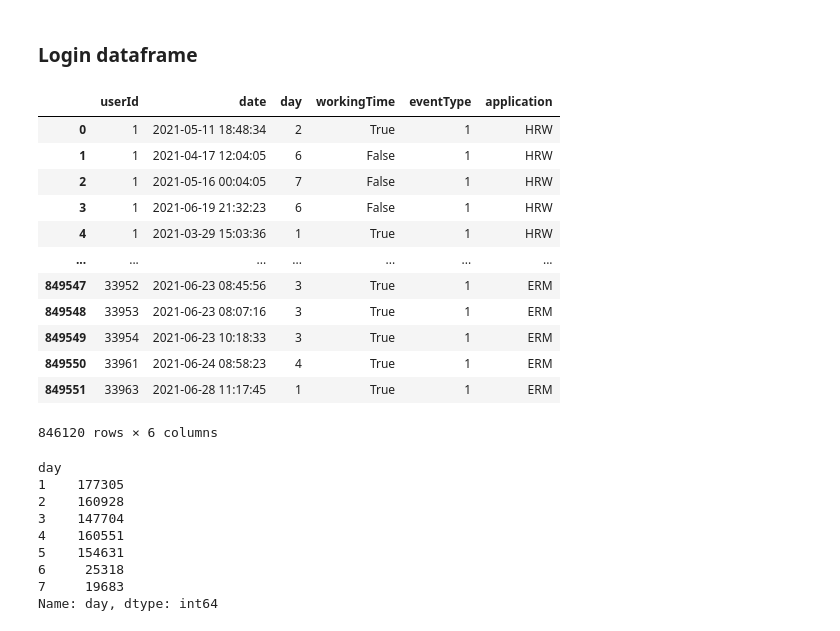
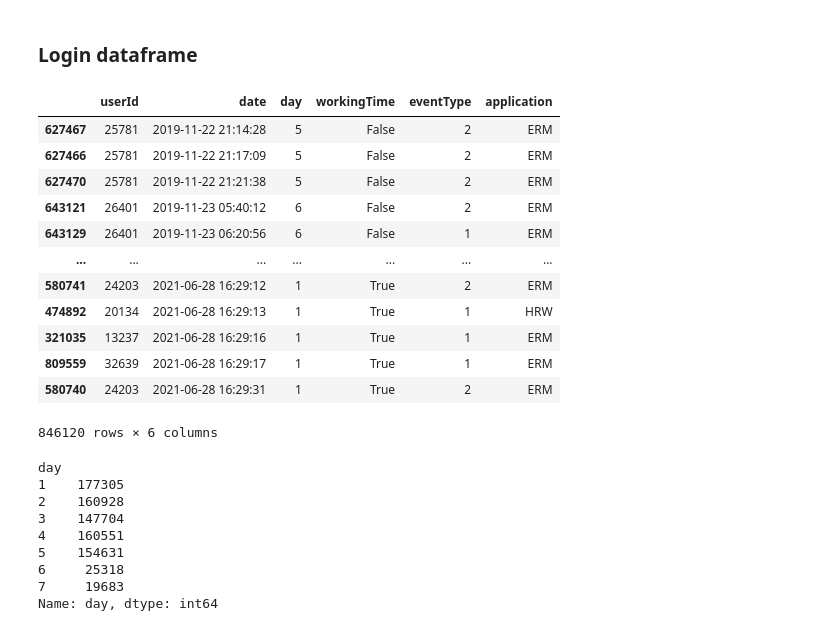
Before and after one commit to carloleo/AI-for-cybersecurity, a Jupyter notebook: AI project.ipynb, the cells around one changed output. Drawn from its saved outputs; the diff is of its cells as text; code cells hidden in the pictures.

```diff
--- a/AI project.ipynb
+++ b/AI project.ipynb
@@ -69,8 +69,8 @@ df_.head(10)
 # %%
 #DATA CLEANING
 
-#print(type(df_['eventType'][0])
-print(df_['eventType'].dtypes)
+df_['date'] = pd.to_datetime(df_['date'], format="%Y-%m-%d %H:%M:%S.%f")
+df_.sort_values(by="date",ascending=True,inplace=True)
 
 #check data consistency delete rows containing non-valid event code
 df_ = df_[(df_.eventType >= 1) & (df_.eventType <= 3)]
@@ -81,4 +81,5 @@ if(duplicates > 0):
     print(f'Duplicates number {duplicates} on {len(df_.index)}')
     df_.drop_duplicates(inplace = True)
     print(f'New size:{len(df_.index)}')
+df_
 # %% [output]
@@ -165,27 +153,27 @@ toDay = lambda x: x.isoweekday()
 # %%
 #setting up the 1st datase
 df_logins = pd.DataFrame(columns=['userId', 'date', 'day', 'workingTime', 'eventType', 'application'])
 df_logins['userId'] = df_['userId']
-df_logins['date'] = pd.to_datetime(df_['date'], format="%Y-%m-%d %H:%M:%S.%f")
+df_logins['date'] = df_["date"]
 df_logins['day'] = df_logins['date'].apply(toDay)
 df_logins['workingTime'] = df_logins['date'].apply(isWorkingTime)
 df_logins['eventType'] = df_['eventType']
 df_logins['application'] = df_['application']
 
 df_logins
 # %% [output]
 |  | userId | date | day | workingTime | eventType | application |
-| 0 | 1 | 2021-05-11 18:48:34 | 2 | True | 1 | HRW |
-| 1 | 1 | 2021-04-17 12:04:05 | 6 | False | 1 | HRW |
-| 2 | 1 | 2021-05-16 00:04:05 | 7 | False | 1 | HRW |
-| 3 | 1 | 2021-06-19 21:32:23 | 6 | False | 1 | HRW |
-| 4 | 1 | 2021-03-29 15:03:36 | 1 | True | 1 | HRW |
+| 627467 | 25781 | 2019-11-22 21:14:28 | 5 | False | 2 | ERM |
+| 627466 | 25781 | 2019-11-22 21:17:09 | 5 | False | 2 | ERM |
+| 627470 | 25781 | 2019-11-22 21:21:38 | 5 | False | 2 | ERM |
+| 643121 | 26401 | 2019-11-23 05:40:12 | 6 | False | 2 | ERM |
+| 643129 | 26401 | 2019-11-23 06:20:56 | 6 | False | 1 | ERM |
 | ... | ... | ... | ... | ... | ... | ... |
-| 849547 | 33952 | 2021-06-23 08:45:56 | 3 | True | 1 | ERM |
-| 849548 | 33953 | 2021-06-23 08:07:16 | 3 | True | 1 | ERM |
-| 849549 | 33954 | 2021-06-23 10:18:33 | 3 | True | 1 | ERM |
-| 849550 | 33961 | 2021-06-24 08:58:23 | 4 | True | 1 | ERM |
-| 849551 | 33963 | 2021-06-28 11:17:45 | 1 | True | 1 | ERM |
+| 580741 | 24203 | 2021-06-28 16:29:12 | 1 | True | 2 | ERM |
+| 474892 | 20134 | 2021-06-28 16:29:13 | 1 | True | 1 | HRW |
+| 321035 | 13237 | 2021-06-28 16:29:16 | 1 | True | 1 | ERM |
+| 809559 | 32639 | 2021-06-28 16:29:17 | 1 | True | 1 | ERM |
+| 580740 | 24203 | 2021-06-28 16:29:31 | 1 | True | 2 | ERM |
 846120 rows × 6 columns
 # %%
 df_logins.groupby('day').day.count()
```
Also changed, not shown: parts of 5 cells of this notebook.
